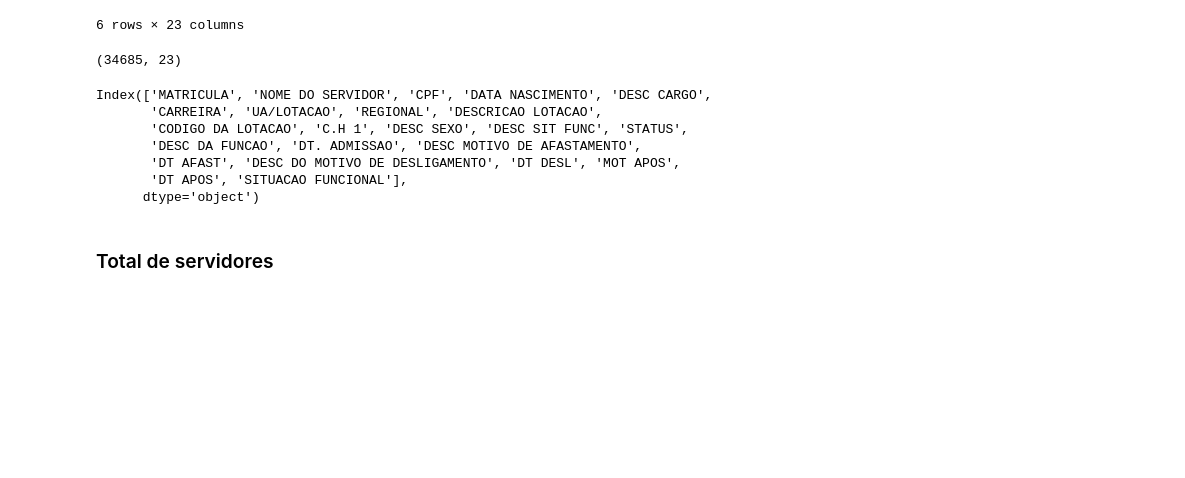
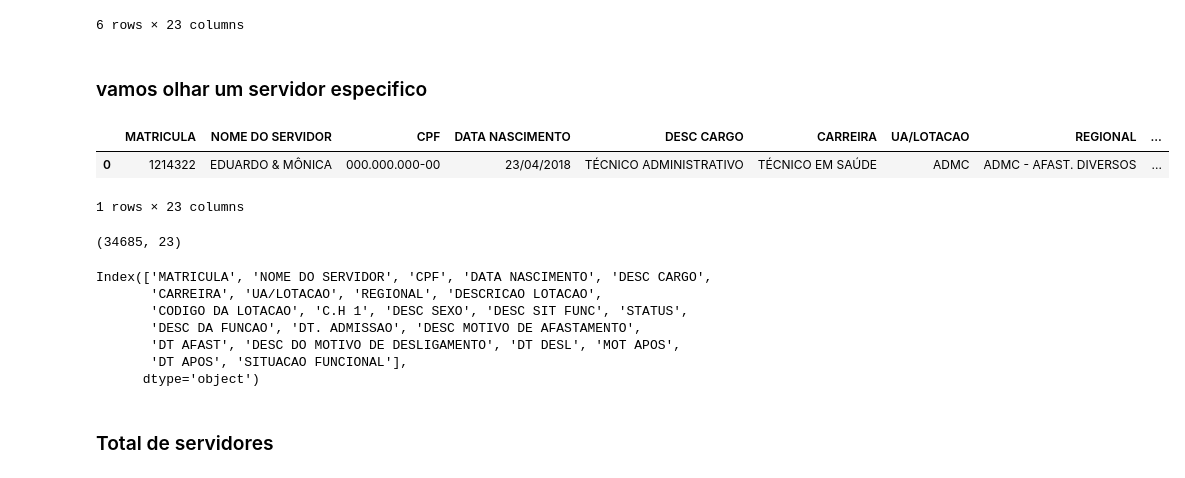
Before and after one commit to chris-redfield/hacksaude-2018, a Jupyter notebook: hackathon-2018-pessoal.ipynb, the cells around one changed output. Drawn from its saved outputs; the diff is of its cells as text; code cells hidden in the pictures; blank space fills up the shorter version.

```diff
--- a/hackathon-2018-pessoal.ipynb
+++ b/hackathon-2018-pessoal.ipynb
@@ -14,6 +16,14 @@ df.head(6)
 | 4 | 0132487X | CARLOS FERNANDO DA SILVA | 000.000.000-00 | 23/04/2018 | MEDICO - GINECOLOGIA E OBSTETRÍCIA | MÉDICO | ADMC | ADMC - AFAST. DIVERSOS | ... |
 | 5 | 1324934 | CELIO RIBEIRO JUNIOR | 000.000.000-00 | 23/04/2018 | MEDICO - GINECOLOGIA E OBSTETRÍCIA | MÉDICO | ADMC | ADMC - AFAST. DIVERSOS | ... |
 6 rows × 23 columns
+# %% [markdown]
+### vamos olhar um servidor especifico
+# %%
+df[df['NOME DO SERVIDOR'].str.contains("EDUARDO &")]
+# %% [output]
+|  | MATRICULA | NOME DO SERVIDOR | CPF | DATA NASCIMENTO | DESC CARGO | CARREIRA | UA/LOTACAO | REGIONAL | ... |
+| 0 | 1214322 | EDUARDO & MÔNICA | 000.000.000-00 | 23/04/2018 | TÉCNICO ADMINISTRATIVO | TÉCNICO EM SAÚDE | ADMC | ADMC - AFAST. DIVERSOS | ... |
+1 rows × 23 columns
 # %%
 df.shape
 # %% [output]
```
Also changed, not shown: parts of 9 cells of this notebook.
